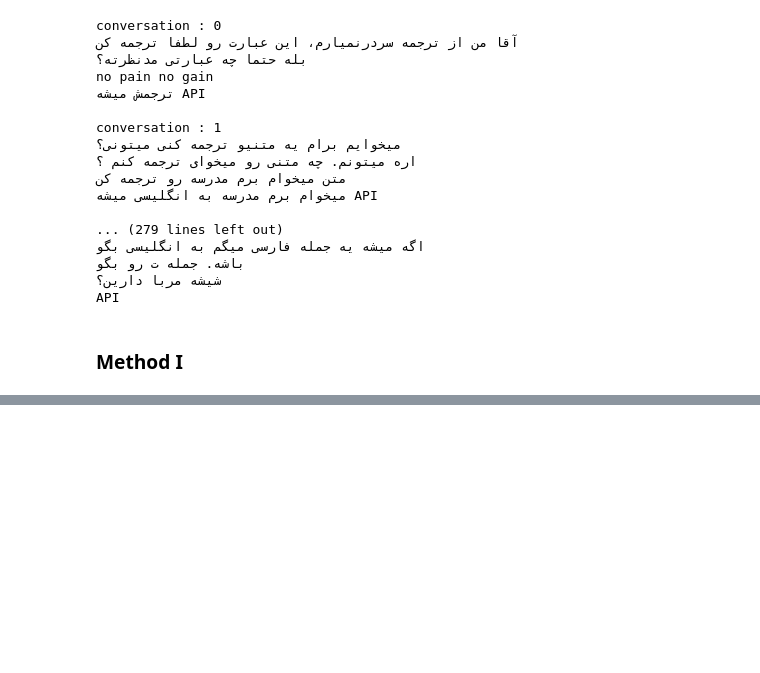
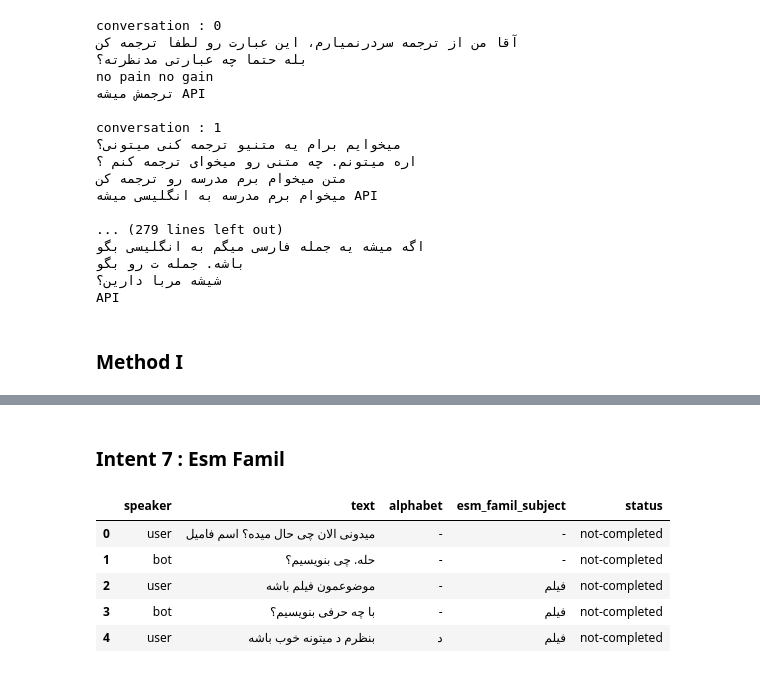
Before and after one commit to Precioux/Eunoia-Plus, a Jupyter notebook: DST.ipynb, the cells around one changed output, grey strips where cells are left out. Drawn from its saved outputs; the diff is of its cells as text; code cells hidden in the pictures; blank space fills up the shorter version.

```diff
--- a/DST.ipynb
+++ b/DST.ipynb
@@ -1944,0 +2401,16 @@ query3 = f"INSERT INTO dst_table ( Source_language, Dest_language, Sentence) VAL
+# %% [markdown]
+### Intent 7 : Esm Famil
+# %%
+# Load the Excel file
+file_path = 'data/esm_famil.xlsx'
+df = pd.read_excel(file_path)
+
+# Display the first few rows of the dataframe
+df.head()
+# %% [output]
+|  | speaker | text | alphabet | esm_famil_subject | status |
+| 0 | user | میدونی الان چی حال میده؟ اسم فامیل | - | - | not-completed |
+| 1 | bot | حله. چی بنویسیم؟ | - | - | not-completed |
+| 2 | user | موضوعمون فیلم باشه | - | فیلم | not-completed |
+| 3 | bot | با چه حرفی بنویسیم؟ | - | فیلم | not-completed |
+| 4 | user | بنظرم د میتونه خوب باشه | د | فیلم | not-completed |
```
Also changed, not shown: parts of 136 cells of this notebook, 18 other files.
